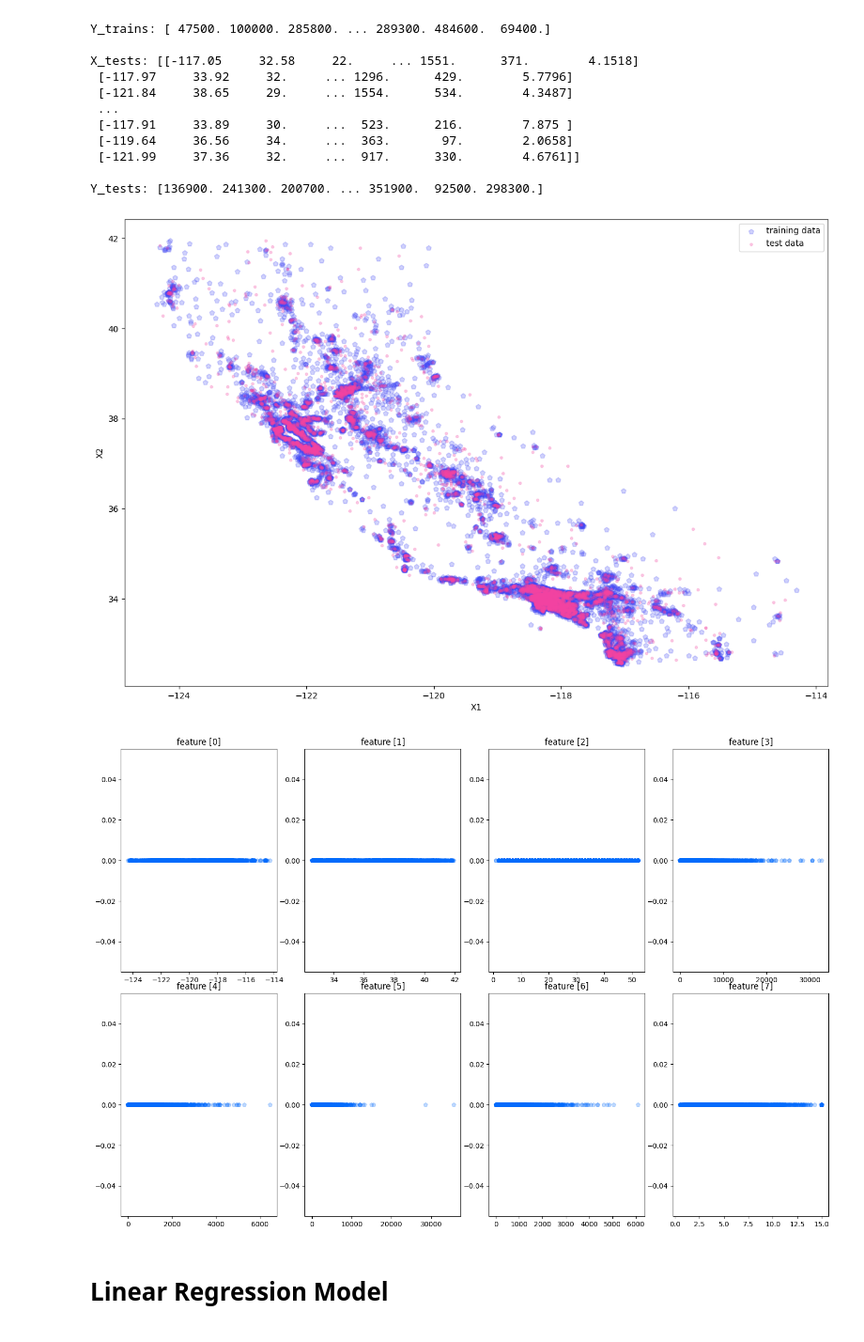
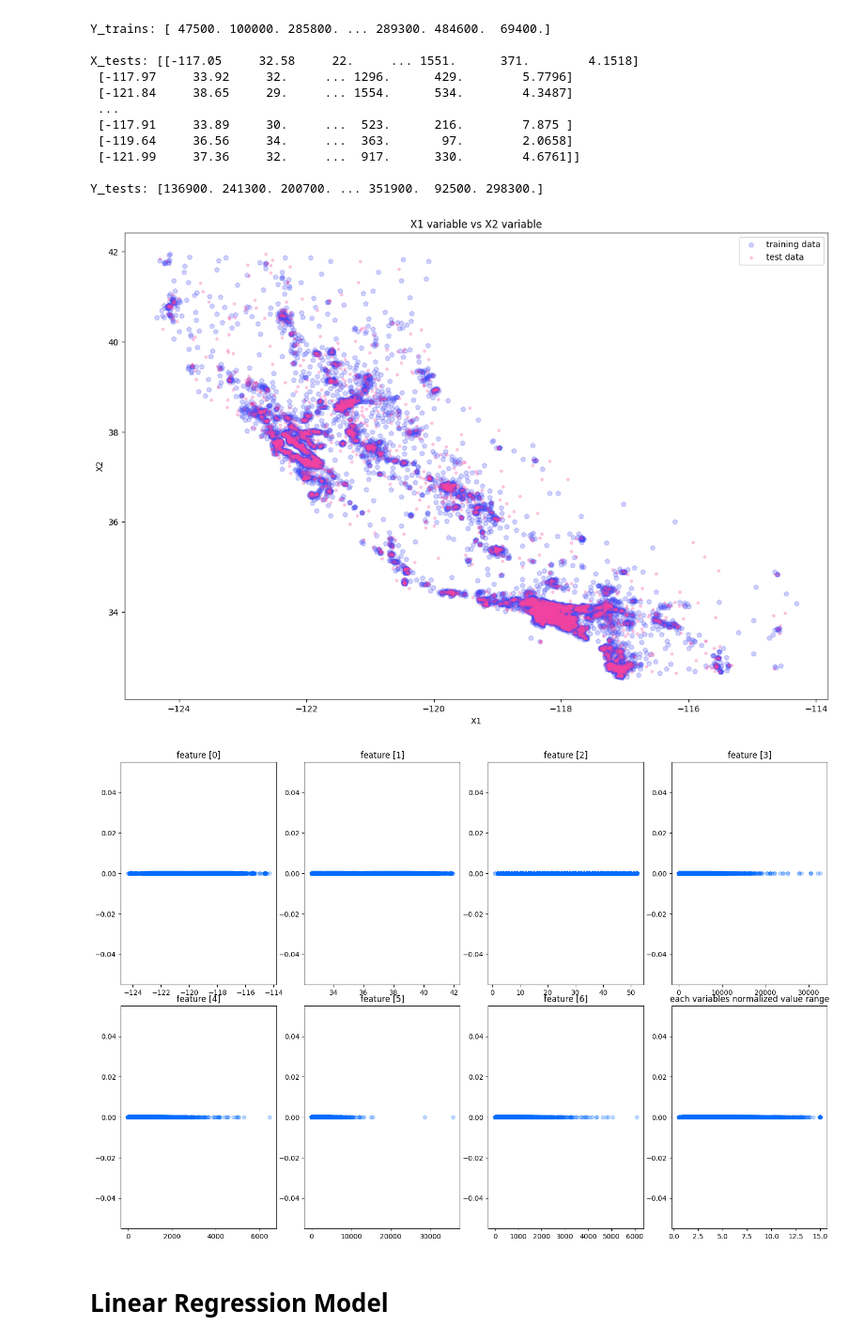
Before and after one commit to 08Aristodemus24/housing-prices-predictor, a Jupyter notebook: polynomial-data-test.ipynb, the cells around one changed output. Shown at 94% size. Saved outputs shown, nothing was run; the diff lists cells and outputs as text; code cells hidden in the pictures.

```diff
--- a/polynomial-data-test.ipynb
+++ b/polynomial-data-test.ipynb
@@ -61,52 +61,61 @@ X_tests: [[-117.05     32.58     22.     ... 1551.      371.        4.1518]
 
 Y_tests: [136900. 241300. 200700. ... 351900.  92500. 298300.]
 # %%
-def plot_data(X_trains, X_tests):
+def plot_data(X_trains, X_tests, img_title: str=None):
     fig = plt.figure(figsize=(15, 10))
     axis = fig.add_subplot()
 
     axis.scatter(X_trains[:, 0], X_trains[:, 1], alpha=0.25, c='#4248f5', marker='p', label='training data')
     axis.scatter(X_tests[:, 0], X_tests[:, 1], alpha=0.25, c='#f542a1', marker='.', label='test data')
+
+    if img_title is not None:
+        plt.savefig(f'./figures & images/{img_title}.png')
+
     plt.xlabel('X1')
     plt.ylabel('X2')
+    plt.title(img_title)
     plt.legend()
     plt.show()
 
-def analyze(X_trains, X_tests, n_row_plots, m_col_plots):
+def analyze(X_trains, X_tests, n_row_plots, m_col_plots, img_title: str=None):
     # sees the range where each feature lies
     fig, axes = plt.subplots(n_row_plots, m_col_plots, figsize=(15, 10))
     fig.tight_layout(pad=1)
 
     # no. of instances and features
     num_instances = X_trains.shape[0]
     num_features = X_trains.shape[1]
 
     # feature names
     feature_names = ["median income", "median house age", "avg no. of rooms/household", "avg no. of bedrooms/household",
     "block group population", "avg no of household members", "block group latitude", "block group longitude"]
 
     zeros = np.zeros((num_instances,))
 
     # how do I keep the title without it being removed after plt.show()
     for feature_col_i, axis in enumerate(axes.flat):
         # print(feature_col_i)
         curr_feature = X_trains[:, feature_col_i].reshape(-1)
         # print(curr_feature)
         # print(curr_feature.shape)
         axis.scatter(curr_feature, zeros, alpha=0.25, marker='p', c='#036bfc')
         # print(feature_names[feature_col_i])
 
         # if feature_col_i % 8 == 0:
         #     axis.set_title(feature_names[feature_col_i])
         axis.set_title(f"feature [{feature_col_i}]")
 
+    if img_title is not None:
+        plt.savefig(f'./figures & images/{img_title}.png')
+
+    plt.title(img_title)
     plt.show()
 
-plot_data(X_trains, X_tests)
-analyze(X_trains, X_tests, 2, 4)
+plot_data(X_trains, X_tests, 'X1 variable vs X2 variable')
+analyze(X_trains, X_tests, 2, 4, 'each variables normalized value range')
 # %% [output]
-[figure, old version]
+[figure, new version]
-[figure, old version]
+[figure, new version]
 # %% [markdown]
 # Linear Regression Model
 # %%
```
Also changed, not shown: parts of 2 cells of this notebook, 6 other files.
